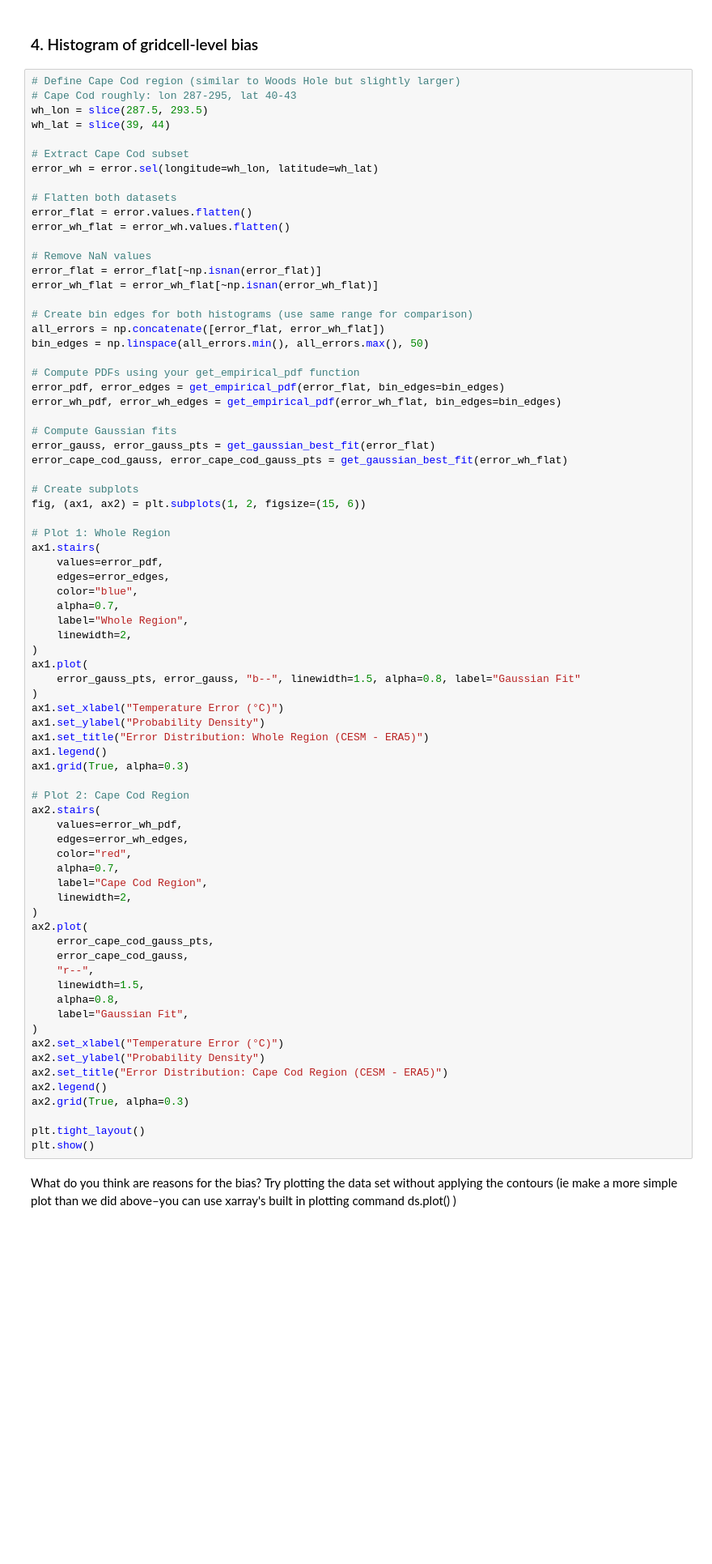
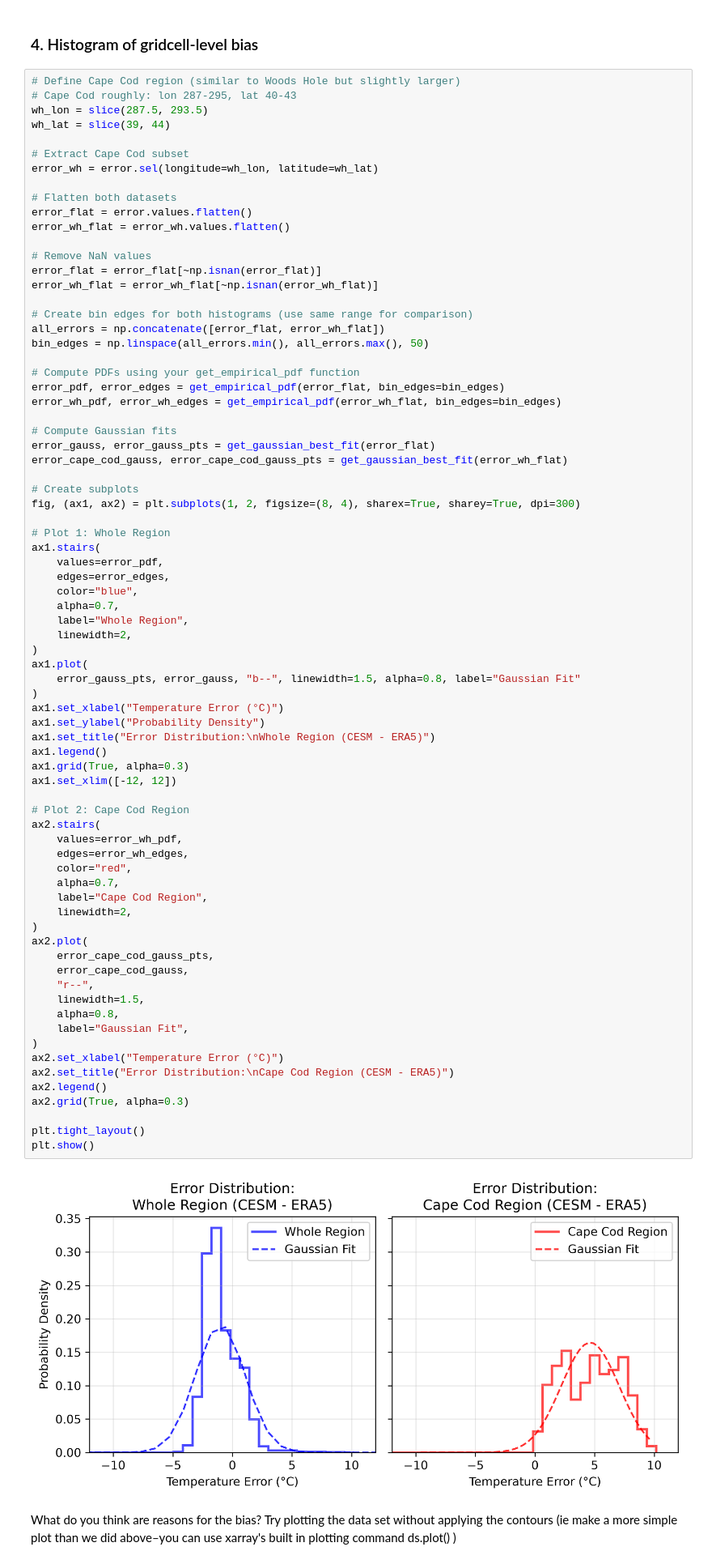
Before and after one commit to ashleylasinsky/whoi-climate-tutorial_2026, a Jupyter notebook: docs/pages/model_validation/example.ipynb, the cells around one changed output. Shown at 81% size. Cells and saved outputs as stored; diff of their text form; blank space fills up the shorter version.

```diff
--- a/docs/pages/model_validation/example.ipynb
+++ b/docs/pages/model_validation/example.ipynb
@@ -926,7 +876,7 @@ error_gauss, error_gauss_pts = get_gaussian_best_fit(error_flat)
 error_cape_cod_gauss, error_cape_cod_gauss_pts = get_gaussian_best_fit(error_wh_flat)
 
 # Create subplots
-fig, (ax1, ax2) = plt.subplots(1, 2, figsize=(15, 6))
+fig, (ax1, ax2) = plt.subplots(1, 2, figsize=(8, 4), sharex=True, sharey=True, dpi=300)
 
 # Plot 1: Whole Region
 ax1.stairs(
@@ -941,35 +891,37 @@ ax1.plot(
     error_gauss_pts, error_gauss, "b--", linewidth=1.5, alpha=0.8, label="Gaussian Fit"
 )
 ax1.set_xlabel("Temperature Error (°C)")
 ax1.set_ylabel("Probability Density")
-ax1.set_title("Error Distribution: Whole Region (CESM - ERA5)")
+ax1.set_title("Error Distribution:\nWhole Region (CESM - ERA5)")
 ax1.legend()
 ax1.grid(True, alpha=0.3)
+ax1.set_xlim([-12, 12])
 
 # Plot 2: Cape Cod Region
 ax2.stairs(
     values=error_wh_pdf,
     edges=error_wh_edges,
     color="red",
     alpha=0.7,
     label="Cape Cod Region",
     linewidth=2,
 )
 ax2.plot(
     error_cape_cod_gauss_pts,
     error_cape_cod_gauss,
     "r--",
     linewidth=1.5,
     alpha=0.8,
     label="Gaussian Fit",
 )
 ax2.set_xlabel("Temperature Error (°C)")
-ax2.set_ylabel("Probability Density")
-ax2.set_title("Error Distribution: Cape Cod Region (CESM - ERA5)")
+ax2.set_title("Error Distribution:\nCape Cod Region (CESM - ERA5)")
 ax2.legend()
 ax2.grid(True, alpha=0.3)
 
 plt.tight_layout()
 plt.show()
+# %% [output]
+[figure, added]
 # %% [markdown]
 What do you think are reasons for the bias? Try plotting the data set without applying the contours (ie make a more simple plot than we did above–you can use xarray's built in plotting command ds.plot() )
```
Also changed, not shown: parts of 4 cells of this notebook, 4 other files.
